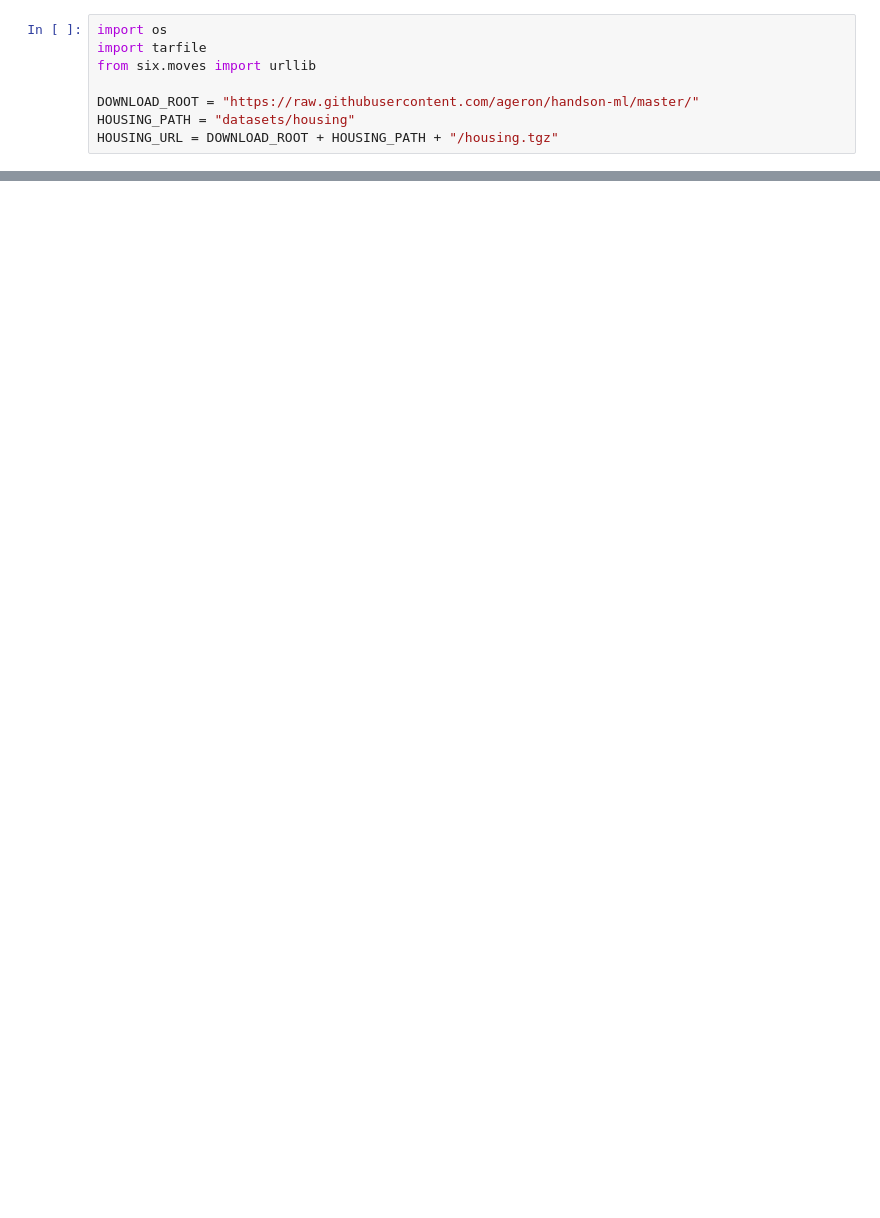
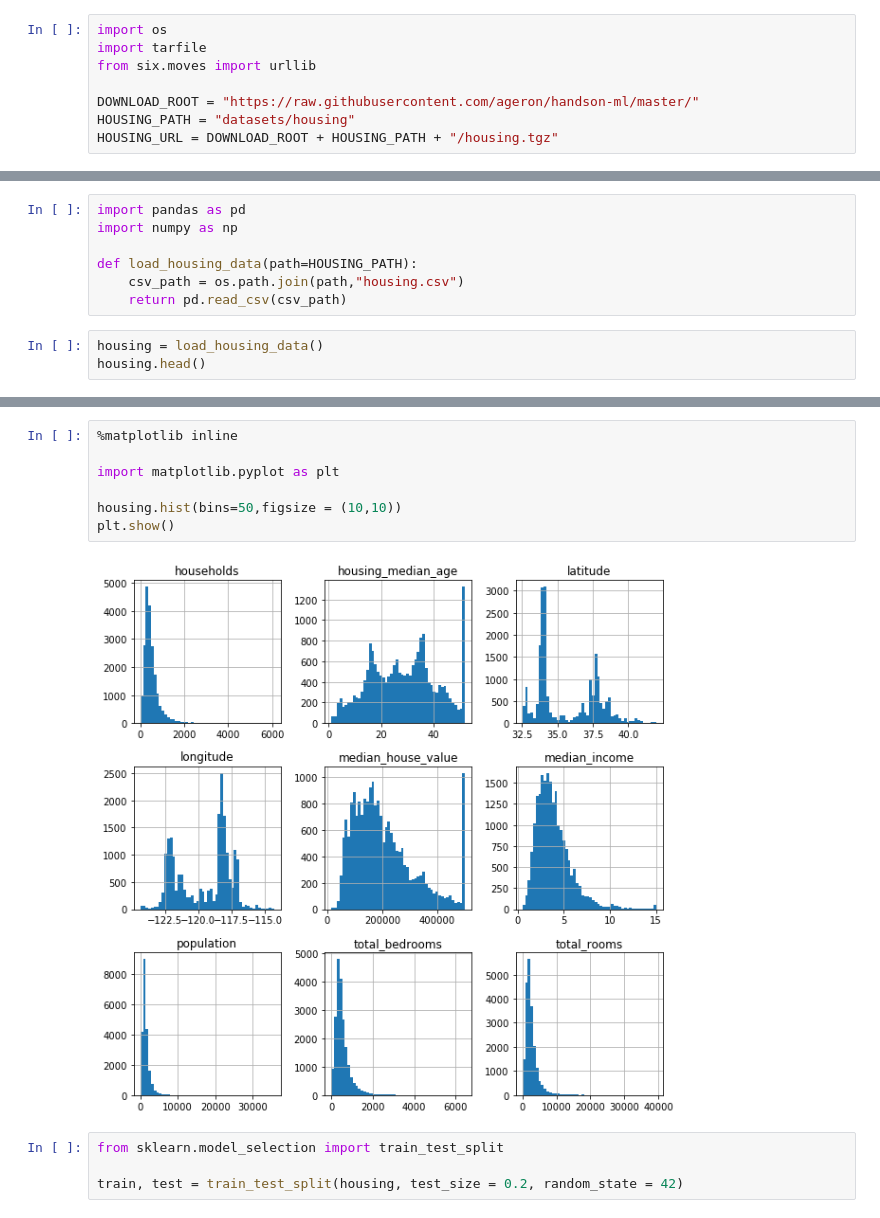
Before and after one commit to KaushikChowdhury/ML-Python, a Jupyter notebook: Housing.ipynb, the cells around one changed output, grey strips where cells are left out. Cells and saved outputs as stored; diff of their text form; blank space fills up the shorter version.

```diff
--- a/Housing.ipynb
+++ b/Housing.ipynb
@@ -21,0 +20,10 @@ ValueError: unknown url type: 'datasets/housing'
+# %%
+import pandas as pd
+import numpy as np
+
+def load_housing_data(path=HOUSING_PATH):
+    csv_path = os.path.join(path,"housing.csv")
+    return pd.read_csv(csv_path)
+# %%
+housing = load_housing_data()
+housing.head()
@@ -21,0 +46,13 @@ ValueError: unknown url type: 'datasets/housing'
+# %%
+%matplotlib inline
+
+import matplotlib.pyplot as plt
+
+housing.hist(bins=50,figsize = (10,10))
+plt.show()
+# %% [output]
+[figure, added]
+# %%
+from sklearn.model_selection import train_test_split
+
+train, test = train_test_split(housing, test_size = 0.2, random_state = 42)
```
Also changed, not shown: parts of 11 cells of this notebook.
